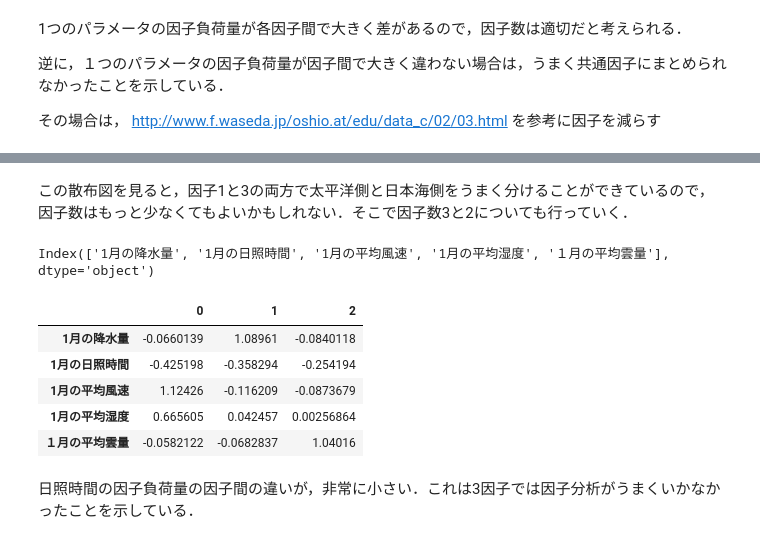
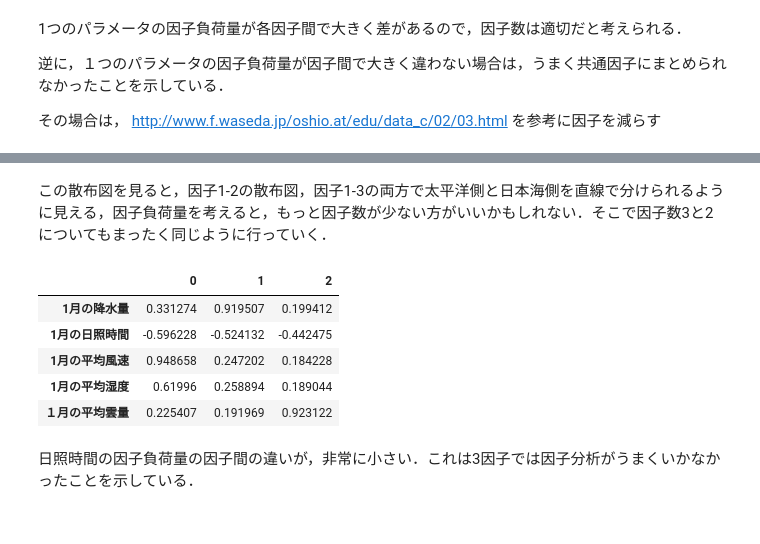
Before and after one commit to daichi-a/PythonDataAnalyzeClassMaterial, a Jupyter notebook: FactorAnalysis_NihonSeaPacificSea.ipynb, the cells around one changed output, grey strips where cells are left out. Drawn from its saved outputs; the diff is of its cells as text; code cells hidden in the pictures.

```diff
--- a/FactorAnalysis_NihonSeaPacificSea.ipynb
+++ b/FactorAnalysis_NihonSeaPacificSea.ipynb
@@ -310,31 +312,29 @@ plt.show()
-# %% [markdown]
-この散布図を見ると，因子1と3の両方で太平洋側と日本海側をうまく分けることができているので，因子数はもっと少なくてもよいかもしれない．そこで因子数3と2についても行っていく．
+# %% [markdown]
+この散布図を見ると，因子1-2の散布図，因子1-3の両方で太平洋側と日本海側を直線で分けられるように見える，因子負荷量を考えると，もっと因子数が少ない方がいいかもしれない．そこで因子数3と2についてもまったく同じように行っていく．
 # %%
 # 因子数3
 n_factors=3
 
-fa_model = FactorAnalyzer(n_factors=n_factors, method='ml', rotation='promax', impute='drop')
+fa_model = FactorAnalyzer(n_factors=n_factors, method='ml', rotation='varimax', impute='drop')
 fa_model.fit(df_sea_side_city.iloc[:, 2:])
 
 # わかりやすく列名を，元のデータフレームから持ってきて挿入する
 # 0列目はラベルなので，1列目から
 columns_name_array = df_sea_side_city.columns[2:]
-print(columns_name_array)
 # 行名(index)として，この配列を用いて，DataFrameを作る
 df_result = pd.DataFrame(fa_model.loadings_, index=columns_name_array)
 
 # 因子負荷量の行列を色分けして表示
 cm = sns.light_palette('red', as_cmap=True)
 # セルの最後に実行すること．df.head()と同じく，printしても色分けされない
 df_result.style.background_gradient(cmap=cm)
 # %% [output]
-Index(['1月の降水量', '1月の日照時間', '1月の平均風速', '1月の平均湿度', '１月の平均雲量'], dtype='object')
 |  | 0 | 1 | 2 |
-| 1月の降水量 | -0.0660139 | 1.08961 | -0.0840118 |
-| 1月の日照時間 | -0.425198 | -0.358294 | -0.254194 |
-| 1月の平均風速 | 1.12426 | -0.116209 | -0.0873679 |
-| 1月の平均湿度 | 0.665605 | 0.042457 | 0.00256864 |
-| １月の平均雲量 | -0.0582122 | -0.0682837 | 1.04016 |
+| 1月の降水量 | 0.331274 | 0.919507 | 0.199412 |
+| 1月の日照時間 | -0.596228 | -0.524132 | -0.442475 |
+| 1月の平均風速 | 0.948658 | 0.247202 | 0.184228 |
+| 1月の平均湿度 | 0.61996 | 0.258894 | 0.189044 |
+| １月の平均雲量 | 0.225407 | 0.191969 | 0.923122 |
 # %% [markdown]
 日照時間の因子負荷量の因子間の違いが，非常に小さい．これは3因子では因子分析がうまくいかなかったことを示している．
 # %%
```
Also changed, not shown: parts of 15 cells of this notebook.
